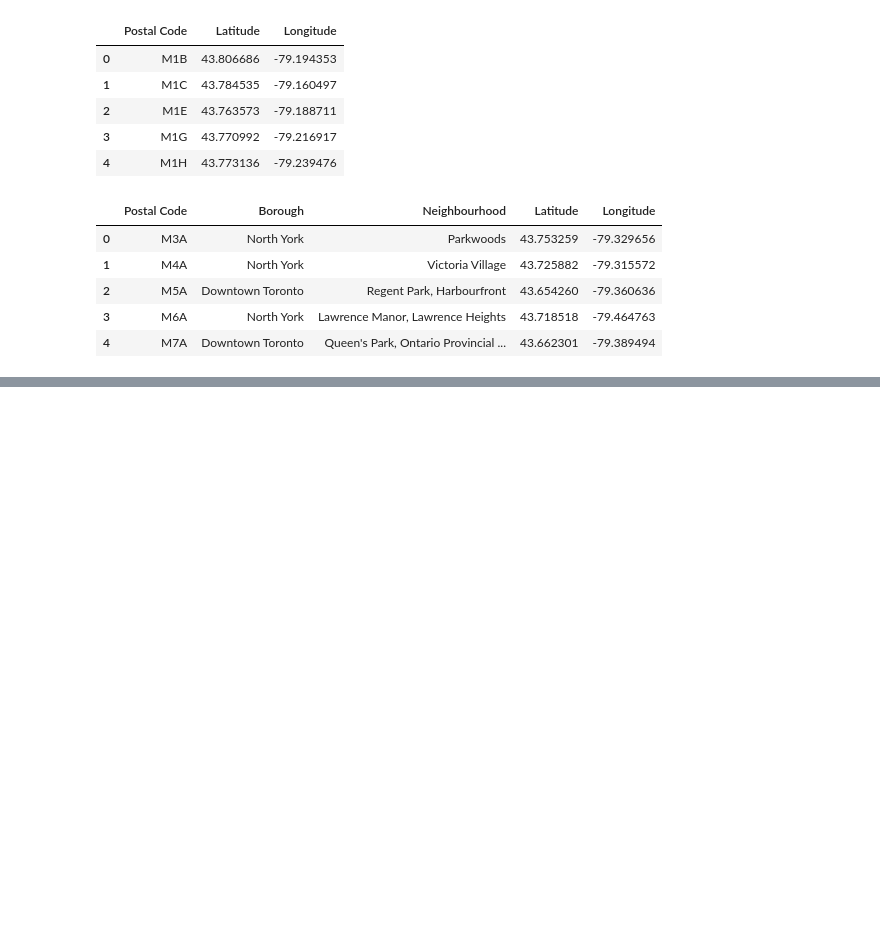
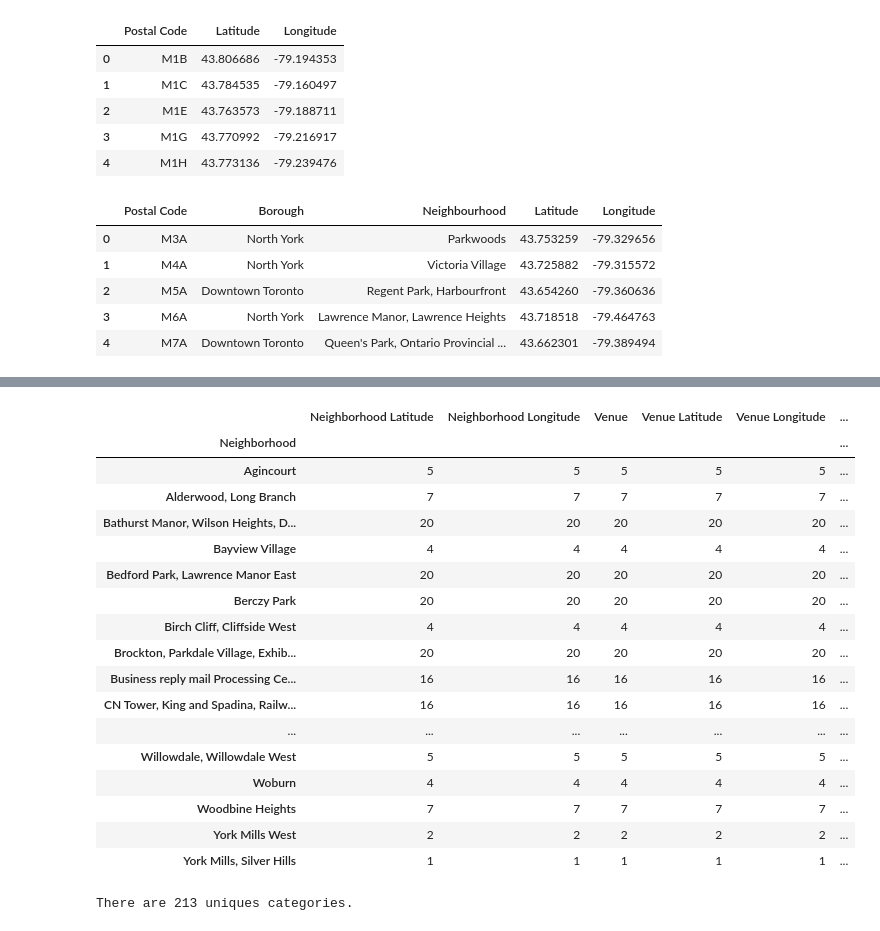
Before and after one commit to yann-crypto/Coursera_Capstone2, a Jupyter notebook: segmenting and clustering neighborhoods in Toronto.ipynb, the cells around one changed output, grey strips where cells are left out. Drawn from its saved outputs; the diff is of its cells as text; code cells hidden in the pictures; blank space fills up the shorter version.

```diff
--- a/segmenting and clustering neighborhoods in Toronto.ipynb
+++ b/segmenting and clustering neighborhoods in Toronto.ipynb
@@ -122,7 +122,9 @@ pdloc.head()
 # %%
 # I merge the data of the two tables
 df3=pd.merge(df2, pdloc)
-df3.head()
+df3.head(15)
+toronto_data=df3
+toronto_data.head()
 # %% [output]
 |  | Postal Code | Borough | Neighbourhood | Latitude | Longitude |
 | 0 | M3A | North York | Parkwoods | 43.753259 | -79.329656 |
@@ -135,0 +173,18 @@ NameError: name 'df3' is not defined
+# %%
+# create map of Toronto using latitude and longitude values
+map_toronto = folium.Map(location=[latitude, longitude], zoom_start=10)
+
+# add markers to map
+for lat, lng, label in zip(toronto_data['Latitude'], toronto_data['Longitude'], toronto_data['Neighbourhood']):
+    label = folium.Popup(label, parse_html=True)
+    folium.CircleMarker(
+        [lat, lng],
+        radius=5,
+        popup=label,
+        color='blue',
+        fill=True,
+        fill_color='#3186cc',
+        fill_opacity=0.7,
+        parse_html=False).add_to(map_toronto)
+
+map_toronto
@@ -135,0 +193,11 @@ NameError: name 'df3' is not defined
+# %%
+# Define Foursquare Credentials and Version
+
+CLIENT_ID = 'LA4NBB0ZDIEXQH5VP3KTZCRP20GOFQRXXODUFY2Y5AXRCQON' # your Foursquare ID
+CLIENT_SECRET = 'OA1RSQSQJCEOQX1W1WINMWUZGUSJQ4AUP50PCX0JZ3ZE5SXA' # your Foursquare Secret
+VERSION = '20180605' # Foursquare API version
+limit = 20
+
+print('Your credentails:')
+print('CLIENT_ID: ' + CLIENT_ID)
+print('CLIENT_SECRET:' + CLIENT_SECRET)
@@ -135,0 +252,7 @@ NameError: name 'df3' is not defined
+# %%
+# Run the function on each neighborhood and create a new df called toronto_venues
+
+toronto_venues = getNearbyVenues(names=toronto_data['Neighbourhood'],
+                                   latitudes=toronto_data['Latitude'],
+                                   longitudes=toronto_data['Longitude']
+                                  )
@@ -135,0 +290,29 @@ NameError: name 'df3' is not defined
+# %%
+# Number of venues for each neighboorhoud
+
+toronto_venues.groupby('Neighborhood').count()
+# %% [output]
+|  | Neighborhood Latitude | Neighborhood Longitude | Venue | Venue Latitude | Venue Longitude | ... |
+| Neighborhood |  |  |  |  |  | ... |
+| Agincourt | 5 | 5 | 5 | 5 | 5 | ... |
+| Alderwood, Long Branch | 7 | 7 | 7 | 7 | 7 | ... |
+| Bathurst Manor, Wilson Heights, D... | 20 | 20 | 20 | 20 | 20 | ... |
+| Bayview Village | 4 | 4 | 4 | 4 | 4 | ... |
+| Bedford Park, Lawrence Manor East | 20 | 20 | 20 | 20 | 20 | ... |
+| Berczy Park | 20 | 20 | 20 | 20 | 20 | ... |
+| Birch Cliff, Cliffside West | 4 | 4 | 4 | 4 | 4 | ... |
+| Brockton, Parkdale Village, Exhib... | 20 | 20 | 20 | 20 | 20 | ... |
+| Business reply mail Processing Ce... | 16 | 16 | 16 | 16 | 16 | ... |
+| CN Tower, King and Spadina, Railw... | 16 | 16 | 16 | 16 | 16 | ... |
+| ... | ... | ... | ... | ... | ... | ... |
+| Willowdale, Willowdale West | 5 | 5 | 5 | 5 | 5 | ... |
+| Woburn | 4 | 4 | 4 | 4 | 4 | ... |
+| Woodbine Heights | 7 | 7 | 7 | 7 | 7 | ... |
+| York Mills West | 2 | 2 | 2 | 2 | 2 | ... |
+| York Mills, Silver Hills | 1 | 1 | 1 | 1 | 1 | ... |
+# %%
+# Number of unique categories
+
+print('There are {} uniques categories.'.format(len(toronto_venues['Venue Category'].unique())))
+# %% [output]
+There are 213 uniques categories.
```
Also changed, not shown: parts of 23 cells of this notebook.
